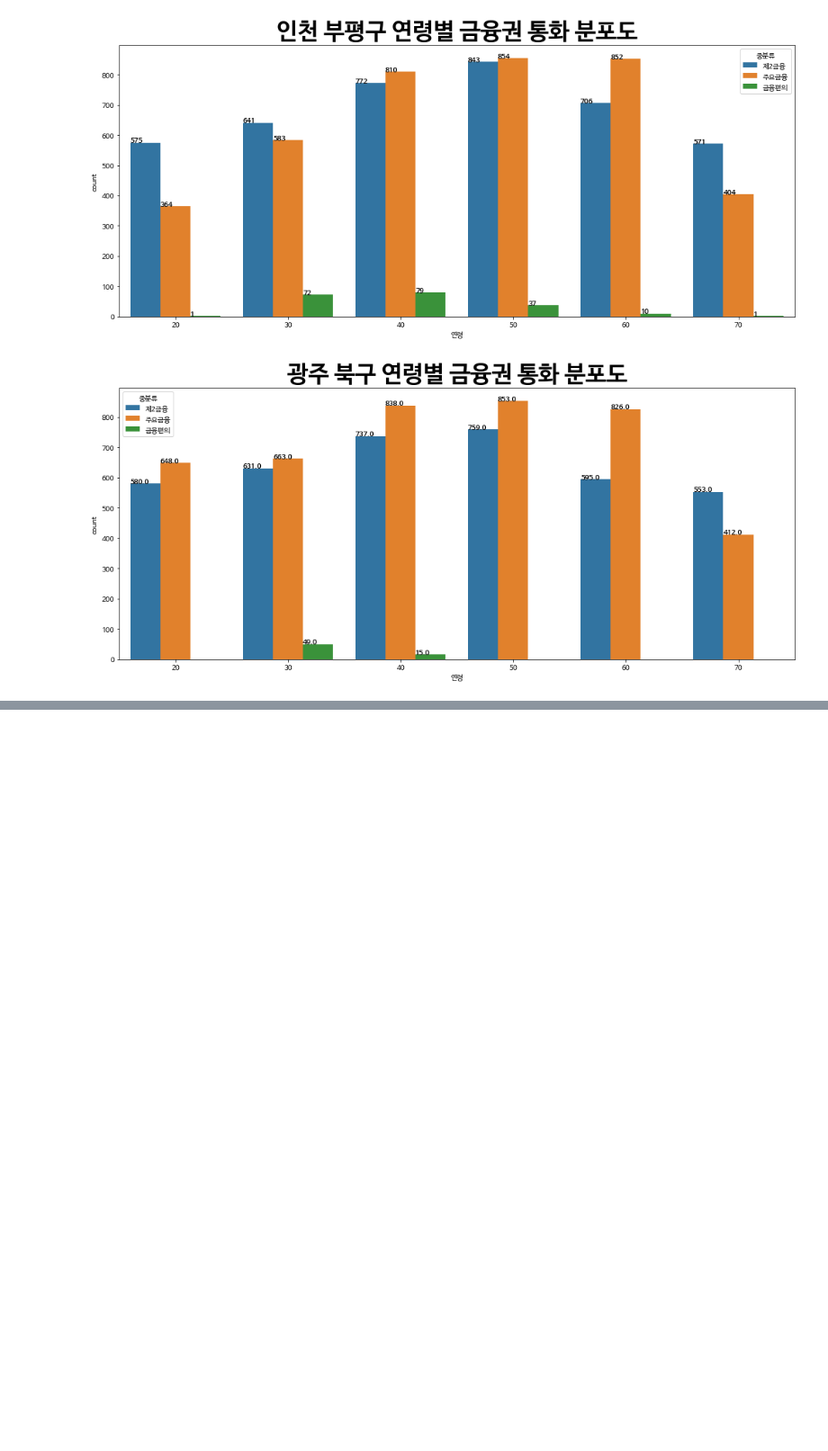
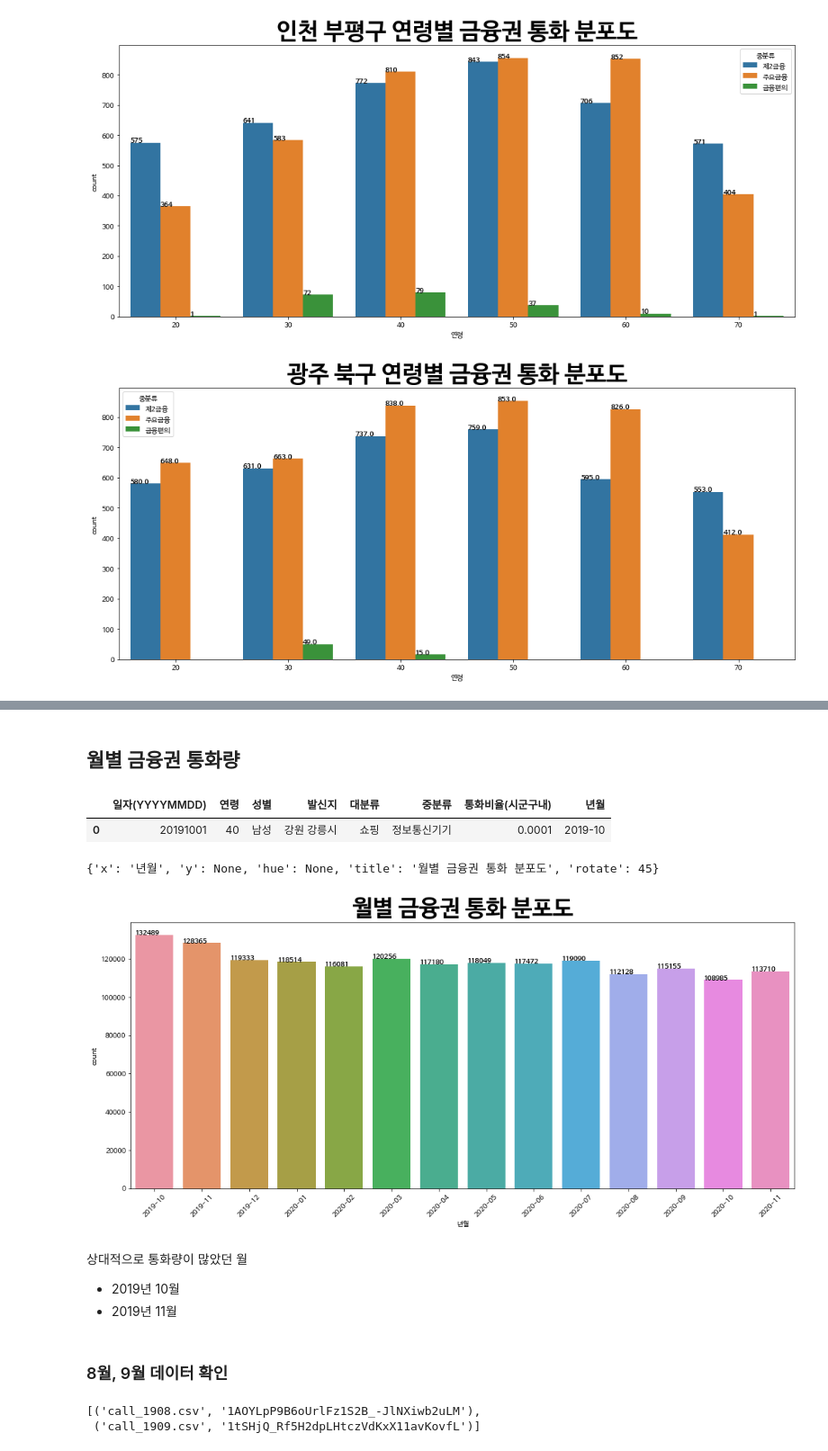
Before and after one commit to wiv33/A-Learning-python, a Jupyter notebook: machine-learning/_000_hello_machine/_000_basic/_012_visualization/sk_call_data.ipynb, the cells around one changed output, grey strips where cells are left out. Shown at 90% size. Cells and saved outputs as stored; diff of their text form; code cells hidden in the pictures; blank space fills up the shorter version.

```diff
--- a/machine-learning/_000_hello_machine/_000_basic/_012_visualization/sk_call_data.ipynb
+++ b/machine-learning/_000_hello_machine/_000_basic/_012_visualization/sk_call_data.ipynb
@@ -229,7 +211,12 @@ def common_count(inner_df, **kwargs):
               fontsize=33,
               fontweight='bold')
 
-  sns.countplot(x=kwargs['x'], y=kwargs['y'], data=inner_df, ax=ax)
+  sns.countplot(x=kwargs['x'], y=kwargs['y'], data=inner_df, hue=kwargs['hue'], ax=ax)
+
+  for p in ax.patches:
+    ax.annotate(p.get_height(),
+                (p.get_x(), p.get_height() + 1),
+                fontweight='bold')
 # %% [markdown]
 ## 대분류
 # %% [markdown]
@@ -510,0 +520,33 @@ array(['대구 남구', '서울 관악구', '대전 동구', '부산 북구', '
+# %% [markdown]
+## 월별 금융권 통화량
+# %%
+df['년월'] = df['일자(YYYYMMDD)'].astype(str).map(lambda x: '{}-{}'.format(x[:4], x[4:6]))
+df.head(1)
+# %% [output]
+|  | 일자(YYYYMMDD) | 연령 | 성별 | 발신지 | 대분류 | 중분류 | 통화비율(시군구내) | 년월 |
+| 0 | 20191001 | 40 | 남성 | 강원 강릉시 | 쇼핑 | 정보통신기기 | 0.0001 | 2019-10 |
+# %%
+kwargs = {
+    'x': '년월',
+    'y': None,
+    'hue': None,
+    'title': '월별 금융권 통화 분포도',
+    'rotate': 45
+}
+common_count(df.groupby('대분류').get_group('금융편의'), **kwargs)
+# %% [output]
+{'x': '년월', 'y': None, 'hue': None, 'title': '월별 금융권 통화 분포도', 'rotate': 45}
+[figure, added]
+# %% [markdown]
+상대적으로 통화량이 많았던 월
+- 2019년 10월
+- 2019년 11월
+# %% [markdown]
+### 8월, 9월 데이터 확인
+# %%
+files = [(["call_1908.csv", "call_1909.csv"][x], ["1AOYLpP9B6oUrlFz1S2B_-JlNXiwb2uLM", "1tSHjQ_Rf5H2dpLHtczVdKxX11avKovfL"][x]) for x in range(2)]
+
+files
+# %% [output]
+[('call_1908.csv', '1AOYLpP9B6oUrlFz1S2B_-JlNXiwb2uLM'),
+ ('call_1909.csv', '1tSHjQ_Rf5H2dpLHtczVdKxX11avKovfL')]
```
Also changed, not shown: parts of 19 cells of this notebook.
